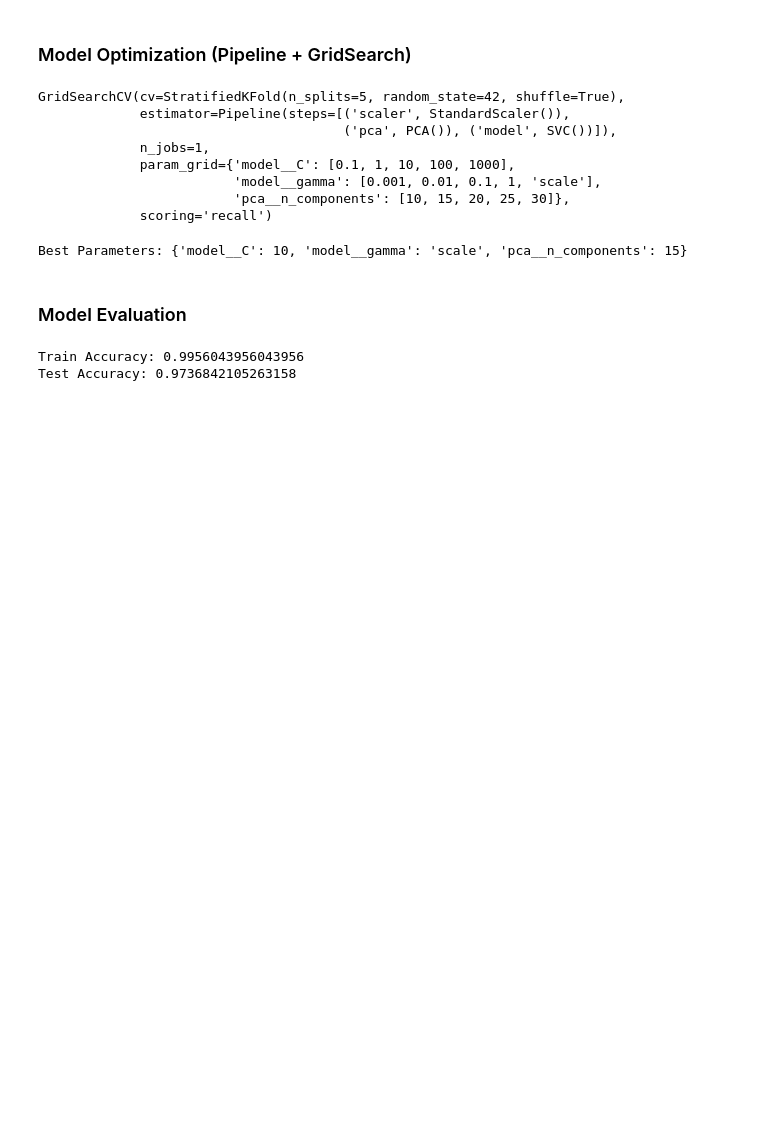
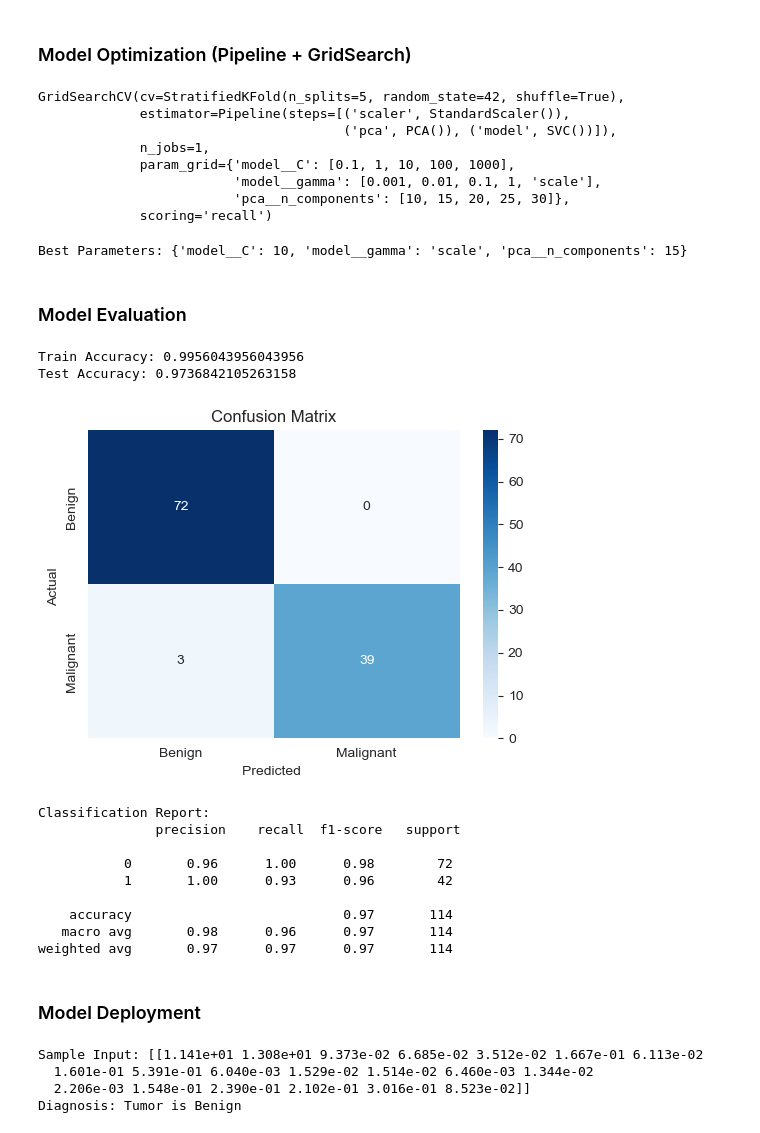
Before and after one commit to Dilshan7704/Breast-Cancer-Diagnosis-Analysis, a Jupyter notebook: Breast_canser_analysis_best_model.ipynb, the cells around one changed output. Drawn from its saved outputs; the diff is of its cells as text; code cells hidden in the pictures; blank space fills up the shorter version.

Commit message:
Model evaluation and prediction function
Evaluate model performance
Add prediction function
Test with sample data

```diff
--- a/Breast_canser_analysis_best_model.ipynb
+++ b/Breast_canser_analysis_best_model.ipynb
@@ -341,3 +341,30 @@ print('Test Accuracy:', accuracy_score(y_test, y_test_pred))
 # %% [output]
 Train Accuracy: 0.9956043956043956
 Test Accuracy: 0.9736842105263158
+# %%
+# confusion matrix and classification report for test set
+
+plt.figure(figsize=(6,4))
+sns.heatmap(confusion_matrix(y_test, y_test_pred),
+            annot=True, fmt='d', cmap='Blues',
+            xticklabels=['Benign', 'Malignant'],
+            yticklabels=['Benign', 'Malignant'])
+plt.title('Confusion Matrix')
+plt.xlabel('Predicted ')
+plt.ylabel('Actual ')
+plt.show()
+
+print('Classification Report:\n', classification_report(y_test, y_test_pred))
+# %% [output]
+[figure, added]
+Classification Report:
+               precision    recall  f1-score   support
+
+           0       0.96      1.00      0.98        72
+           1       1.00      0.93      0.96        42
+
+    accuracy                           0.97       114
+   macro avg       0.98      0.96      0.97       114
+weighted avg       0.97      0.97      0.97       114
+# %% [markdown]
+### Model Deployment
@@ -343,0 +380,10 @@ Test Accuracy: 0.9736842105263158
+# %%
+# TEST PREDICTION
+input_data = x_test.iloc[0].values.reshape(1, -1)
+print("Sample Input:", input_data)
+predict_cancer(input_data)
+# %% [output]
+Sample Input: [[1.141e+01 1.308e+01 9.373e-02 6.685e-02 3.512e-02 1.667e-01 6.113e-02
+  1.601e-01 5.391e-01 6.040e-03 1.529e-02 1.514e-02 6.460e-03 1.344e-02
+  2.206e-03 1.548e-01 2.390e-01 2.102e-01 3.016e-01 8.523e-02]]
+Diagnosis: Tumor is Benign
```
Also changed, not shown: parts of 1 cell of this notebook.
